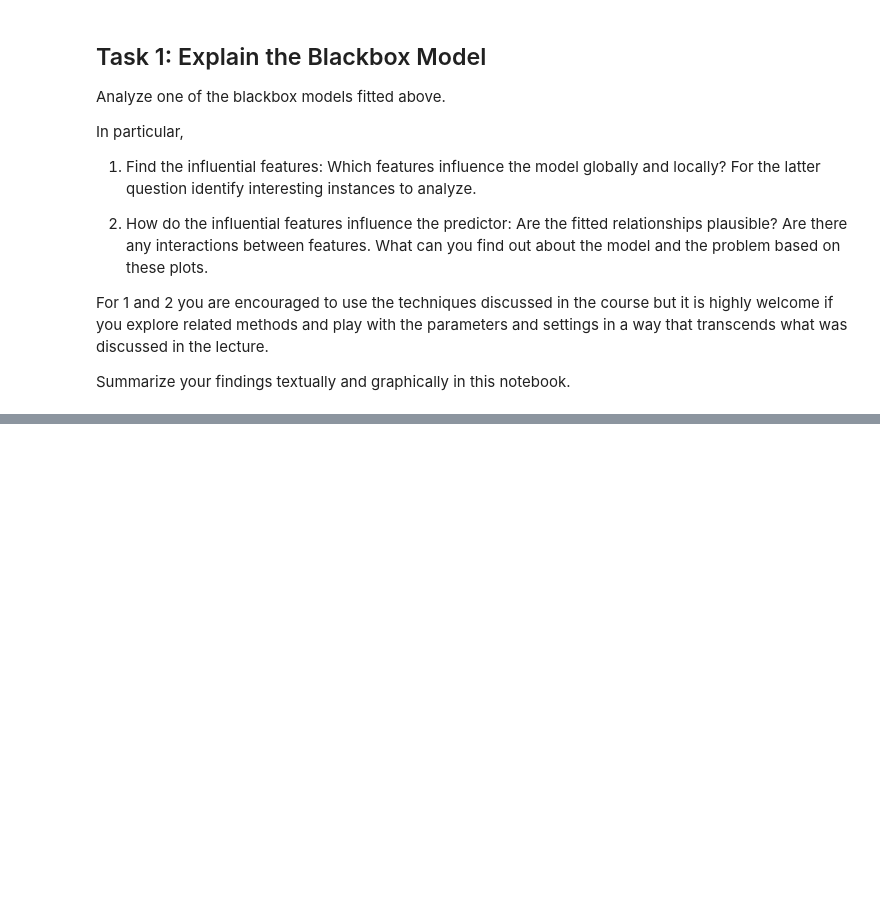
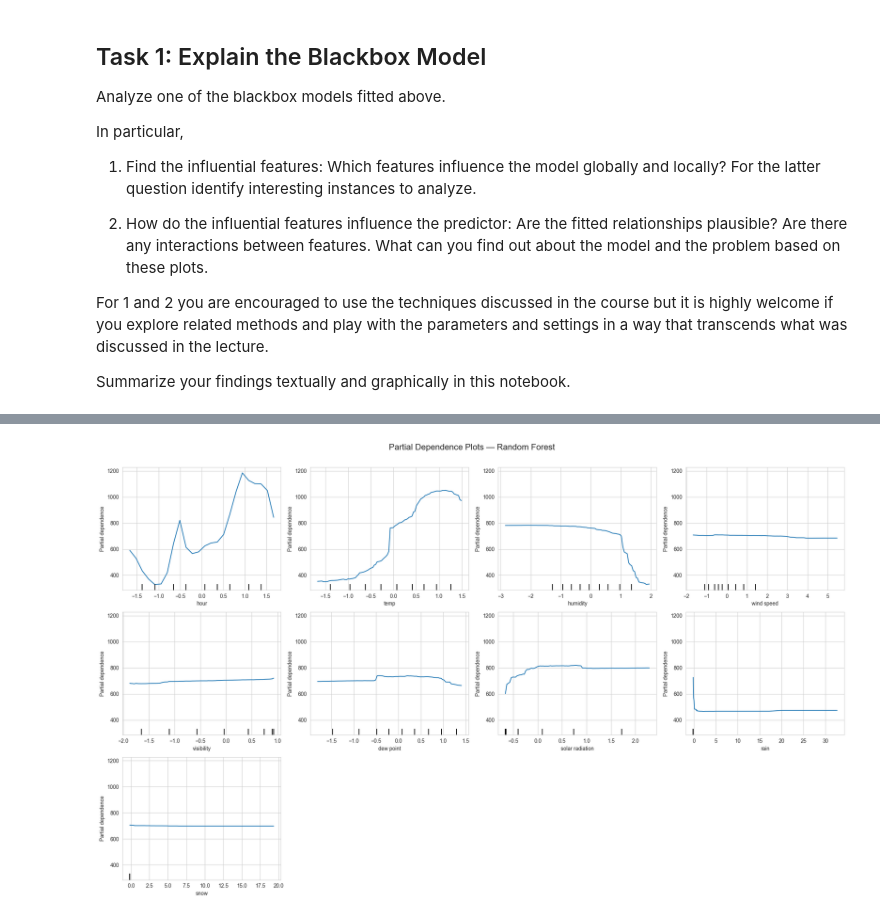
Before and after one commit to linashyshova/fair_ml, a Jupyter notebook: assignment_1/FTIML_Assignment_1_Lina.ipynb, the cells around one changed output, grey strips where cells are left out. Cells and saved outputs as stored; diff of their text form; code cells hidden in the pictures; blank space fills up the shorter version.

```diff
--- a/assignment_1/FTIML_Assignment_1_Lina.ipynb
+++ b/assignment_1/FTIML_Assignment_1_Lina.ipynb
@@ -485,0 +495,25 @@ Summarize your findings textually and graphically in this notebook.
+# %%
+from sklearn.inspection import PartialDependenceDisplay
+
+n_features = 9
+n_cols = 4
+n_rows = math.ceil(n_features / n_cols)
+
+fig, axes = plt.subplots(n_rows, n_cols, figsize=(n_cols * 5, n_rows * 4))
+
+PartialDependenceDisplay.from_estimator(
+  rf, X_train,
+  features=list(range(n_features)),
+  feature_names=X_train.columns,
+  ax=axes.ravel()[:n_features]
+)
+
+# Hide unused axes
+for ax in axes.ravel()[n_features:]:
+  ax.set_visible(False)
+
+fig.suptitle("Partial Dependence Plots — Random Forest", fontsize=16, y=1.01)
+plt.tight_layout()
+plt.show()
+# %% [output]
+[figure, added]
```
Also changed, not shown: parts of 23 cells of this notebook.
